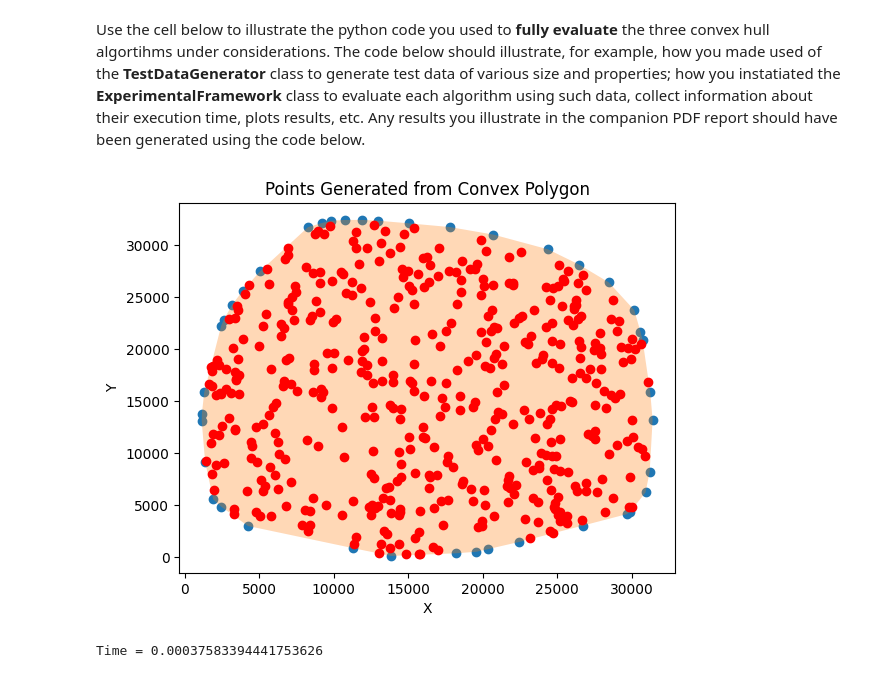
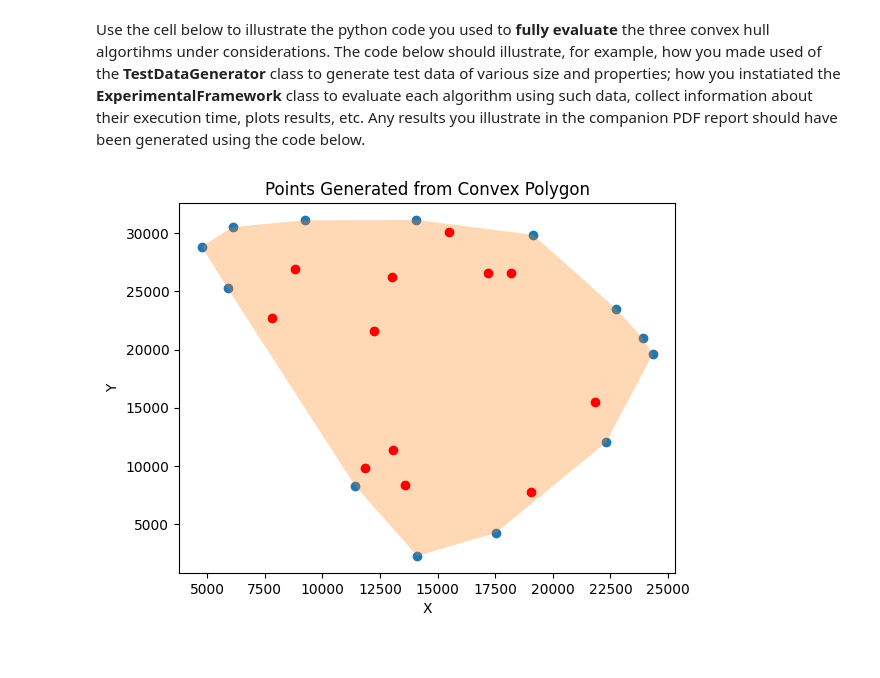
Before and after one commit to AidCheng/Gesture-Recognition, a Jupyter notebook: grp-XXX-0005code.ipynb, the cells around one changed output. Drawn from its saved outputs; the diff is of its cells as text; code cells hidden in the pictures.

```diff
--- a/grp-XXX-0005code.ipynb
+++ b/grp-XXX-0005code.ipynb
@@ -447,40 +486,28 @@ Use the cell below to illustrate the python code you used to **fully evaluate**
 # %%
 ## PLOT DATA GENERATION
 
 import matplotlib.pyplot as plt
 
-data_generator = TestDataGenerator(500, 40)
+data_generator = TestDataGenerator(25, 13)
 points = data_generator.convexHull
 
 x_coords = [point[0] for point in points]
 y_coords = [point[1] for point in points]
 plt.scatter(x_coords, y_coords)
 plt.fill(x_coords, y_coords, alpha=0.3)
 
 # Plot the additional points in a separate color
 additional_points = data_generator.points
 additional_x_coords = [point[0] for point in additional_points[data_generator.h:]]
 additional_y_coords = [point[1] for point in additional_points[data_generator.h:]]
 plt.scatter(additional_x_coords, additional_y_coords, color='red')
 
 # Set plot title and labels
 plt.title("Points Generated from Convex Polygon")
 plt.xlabel("X")
 plt.ylabel("Y")
 
 # Show the plot
 plt.show()
 # %% [output]
-[figure, old version]
+[figure, new version]
-# %%
-# ADD YOUR TEST CODE HERE
-
-data_generator = TestDataGenerator(400, 100)
-start_time = timeit.default_timer()
-jarvishull = jarvismarch(points)
-end_time = timeit.default_timer()
-execution_time = end_time - start_time
-
-print(f"Time = {execution_time}")
-# %% [output]
-Time = 0.00037583394441753626
```
Also changed, not shown: parts of 4 cells of this notebook.
